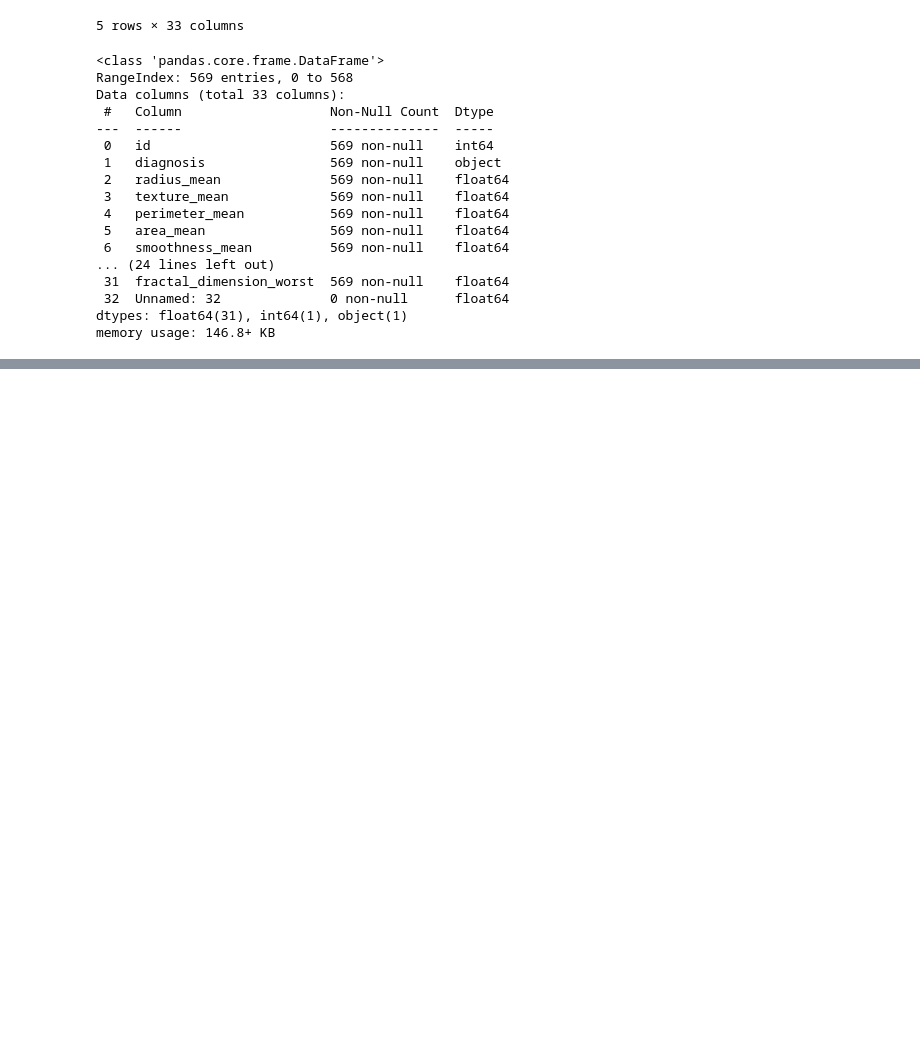
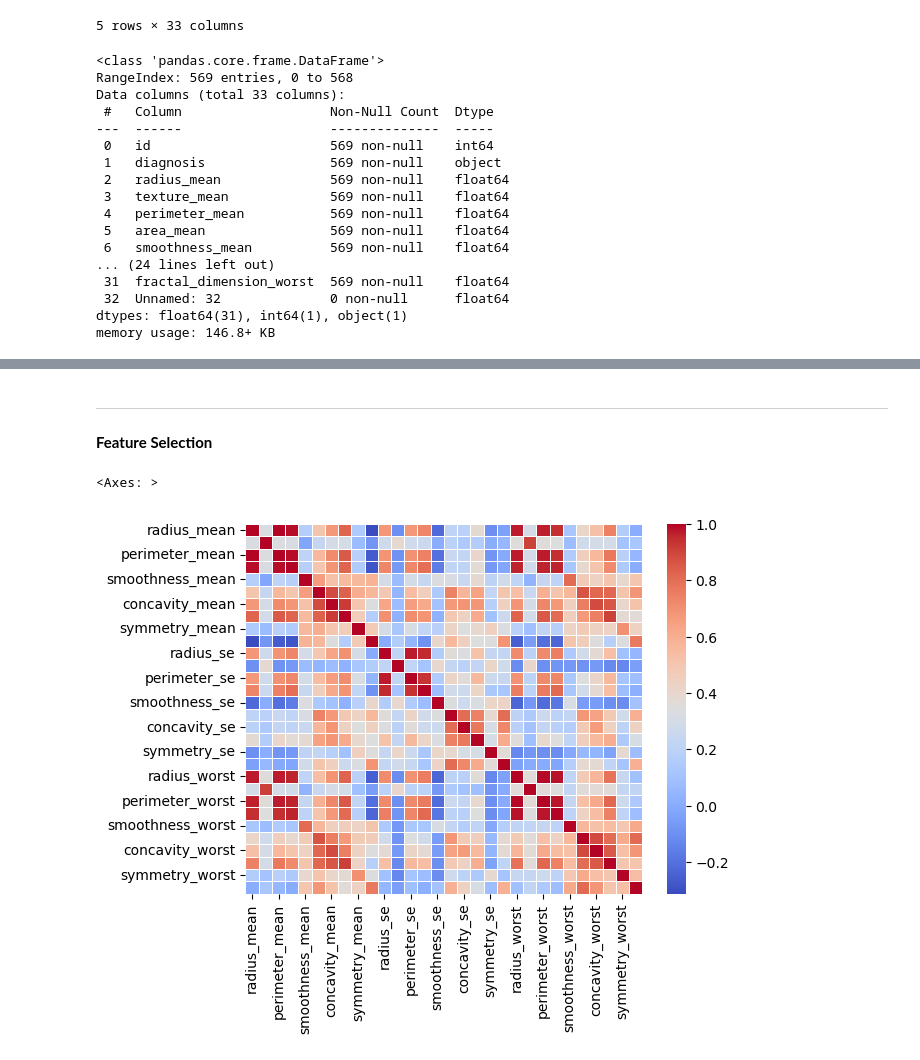
Before and after one commit to AbdelrahmanGalhom/Breast-Cancer-Project, a Jupyter notebook: notebooks/notebook.ipynb, the cells around one changed output, grey strips where cells are left out. Cells and saved outputs as stored; diff of their text form; code cells hidden in the pictures; blank space fills up the shorter version.

```diff
--- a/notebooks/notebook.ipynb
+++ b/notebooks/notebook.ipynb
@@ -57,0 +93,8 @@ sns.barplot(x=y.value_counts().index, y=y.value_counts())
+# %% [markdown]
+-----
+**Feature Selection**
+# %%
+sns.heatmap(X.corr(), annot=False, cmap='coolwarm', linewidths=0.5)
+# %% [output]
+<Axes: >
+[figure, added]
```
Also changed, not shown: parts of 33 cells of this notebook, 8 other files.
